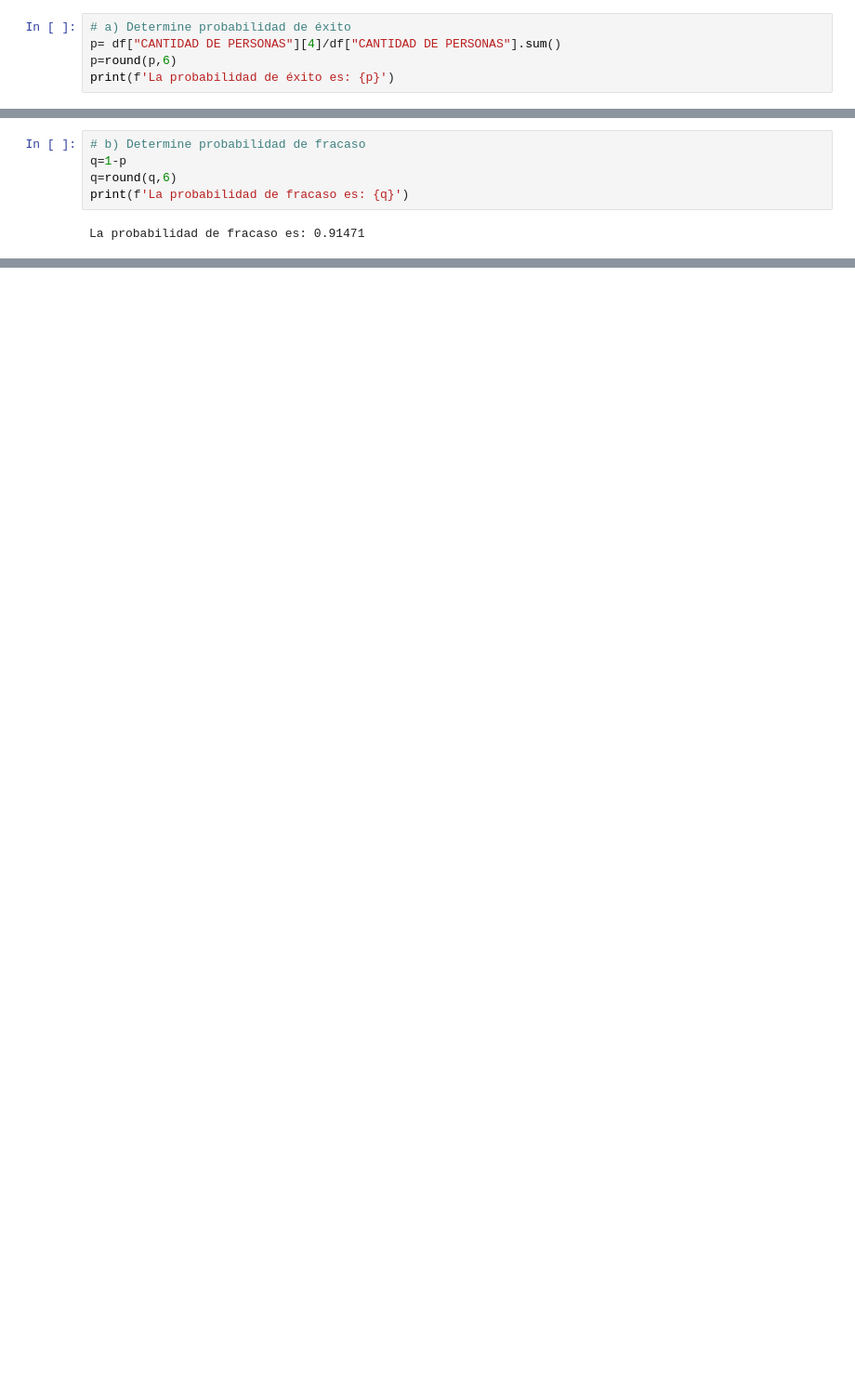
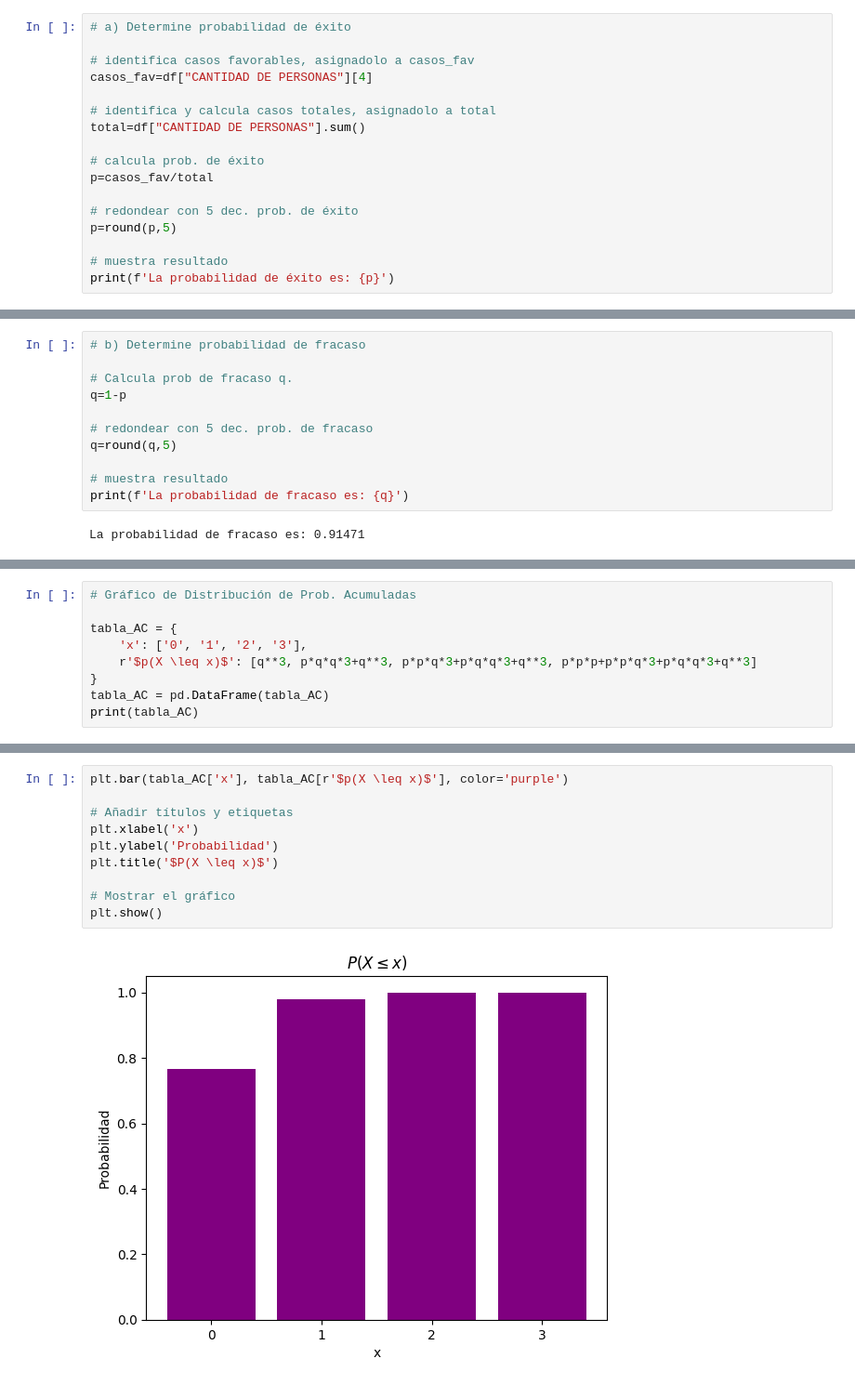
Before and after one commit to ATPYINACAP/AT, a Jupyter notebook: AT2_U1_M1.ipynb, the cells around one changed output, grey strips where cells are left out. Shown at 93% size. Drawn from its saved outputs; the diff is of its cells as text; blank space fills up the shorter version.

```diff
--- a/AT2_U1_M1.ipynb
+++ b/AT2_U1_M1.ipynb
@@ -49,8 +37,20 @@ Considerando la variable aleatoria
 $X$ : " *Estudiantes de un instituto profesional* "
 # %%
 # a) Determine probabilidad de éxito
-p= df["CANTIDAD DE PERSONAS"][4]/df["CANTIDAD DE PERSONAS"].sum()
-p=round(p,6)
+
+# identifica casos favorables, asignadolo a casos_fav
+casos_fav=df["CANTIDAD DE PERSONAS"][4]
+
+# identifica y calcula casos totales, asignadolo a total
+total=df["CANTIDAD DE PERSONAS"].sum()
+
+# calcula prob. de éxito
+p=casos_fav/total
+
+# redondear con 5 dec. prob. de éxito
+p=round(p,5)
+
+# muestra resultado
 print(f'La probabilidad de éxito es: {p}')
 # %% [output]
 La probabilidad de éxito es: 0.08529
@@ -57,7 +61,13 @@ La probabilidad de éxito es: 0.08529
 # %%
 # b) Determine probabilidad de fracaso
+
+# Calcula prob de fracaso q.
 q=1-p
-q=round(q,6)
+
+# redondear con 5 dec. prob. de fracaso
+q=round(q,5)
+
+# muestra resultado
 print(f'La probabilidad de fracaso es: {q}')
 # %% [output]
 La probabilidad de fracaso es: 0.91471
@@ -69,0 +150,9 @@ Considerando la variable aleatoria de la pregunta 02. Si se escogen, complete la
+# %%
+# Gráfico de Distribución de Prob. Acumuladas
+
+tabla_AC = {
+    'x': ['0', '1', '2', '3'],
+    r'$p(X \leq x)$': [q**3, p*q*q*3+q**3, p*p*q*3+p*q*q*3+q**3, p*p*p+p*p*q*3+p*q*q*3+q**3]
+}
+tabla_AC = pd.DataFrame(tabla_AC)
+print(tabla_AC)
@@ -69,0 +165,12 @@ Considerando la variable aleatoria de la pregunta 02. Si se escogen, complete la
+# %%
+plt.bar(tabla_AC['x'], tabla_AC[r'$p(X \leq x)$'], color='purple')
+
+# Añadir títulos y etiquetas
+plt.xlabel('x')
+plt.ylabel('Probabilidad')
+plt.title('$P(X \leq x)$')
+
+# Mostrar el gráfico
+plt.show()
+# %% [output]
+[figure, added]
```
Also changed, not shown: parts of 10 cells of this notebook.
